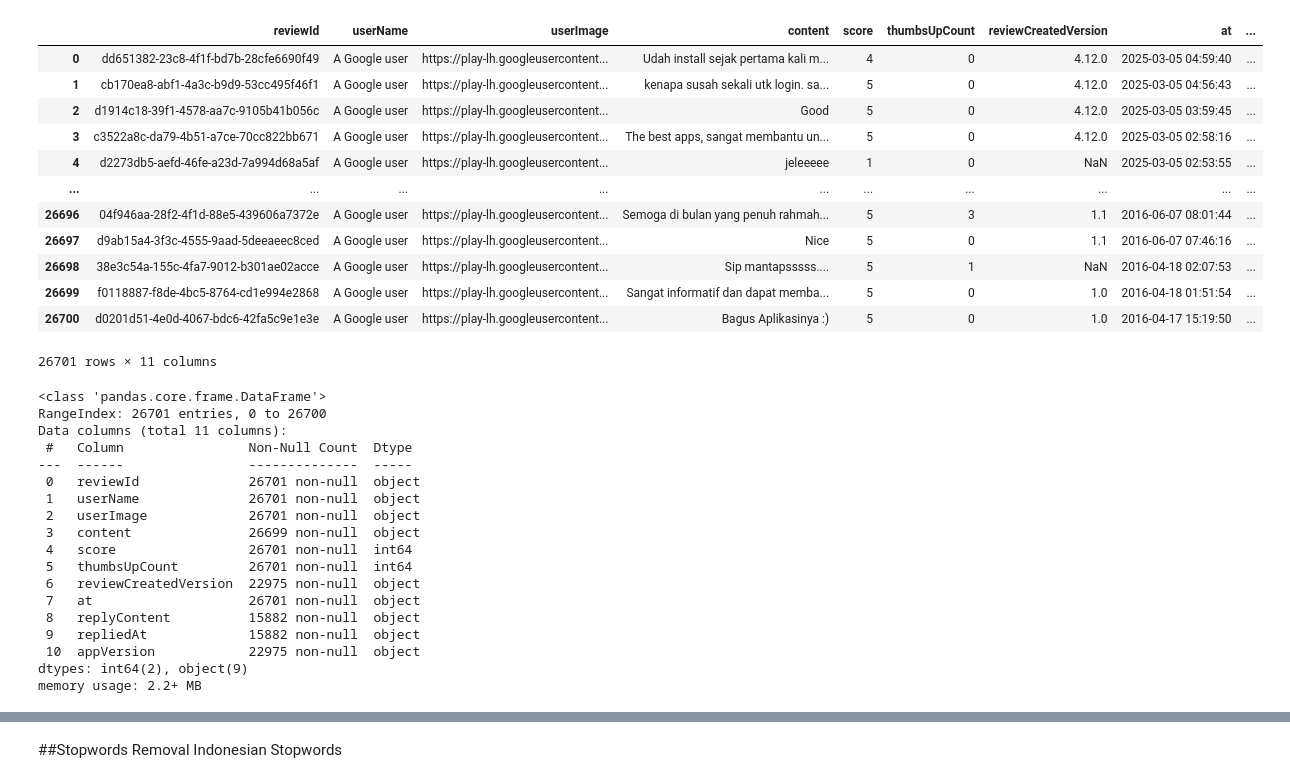
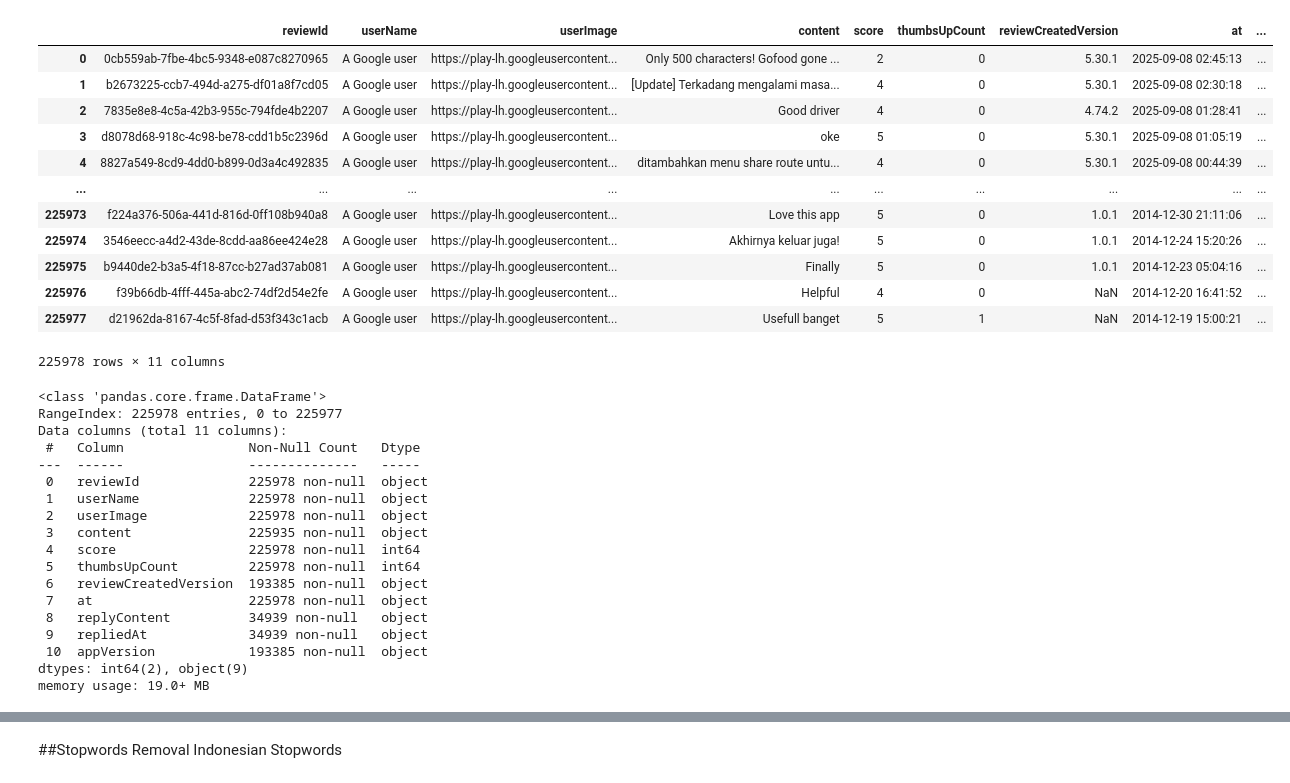
Before and after one commit to dinalarcode/PBA-GASAL-25-068, a Jupyter notebook: Week2_APPSREV_Gojek_Preprocessing.ipynb, the cells around one changed output, grey strips where cells are left out. Cells and saved outputs as stored; diff of their text form; code cells hidden in the pictures.

```diff
--- a/Week2_APPSREV_Gojek_Preprocessing.ipynb
+++ b/Week2_APPSREV_Gojek_Preprocessing.ipynb
@@ -85,41 +67,41 @@ User uploaded file "df_jknrev (1)" with length 12818672 bytes
 Successfully loaded CSV into df_jknrev
-# %%
-df_jknrev
-# %% [output]
-|  | reviewId | userName | userImage | content | score | thumbsUpCount | reviewCreatedVersion | at | ... |
-| 0 | dd651382-23c8-4f1f-bd7b-28cfe6690f49 | A Google user | https://play-lh.googleusercontent... | Udah install sejak pertama kali m... | 4 | 0 | 4.12.0 | 2025-03-05 04:59:40 | ... |
-| 1 | cb170ea8-abf1-4a3c-b9d9-53cc495f46f1 | A Google user | https://play-lh.googleusercontent... | kenapa susah sekali utk login. sa... | 5 | 0 | 4.12.0 | 2025-03-05 04:56:43 | ... |
-| 2 | d1914c18-39f1-4578-aa7c-9105b41b056c | A Google user | https://play-lh.googleusercontent... | Good | 5 | 0 | 4.12.0 | 2025-03-05 03:59:45 | ... |
-| 3 | c3522a8c-da79-4b51-a7ce-70cc822bb671 | A Google user | https://play-lh.googleusercontent... | The best apps, sangat membantu un... | 5 | 0 | 4.12.0 | 2025-03-05 02:58:16 | ... |
-| 4 | d2273db5-aefd-46fe-a23d-7a994d68a5af | A Google user | https://play-lh.googleusercontent... | jeleeeee | 1 | 0 | NaN | 2025-03-05 02:53:55 | ... |
-| ... | ... | ... | ... | ... | ... | ... | ... | ... | ... |
-| 26696 | 04f946aa-28f2-4f1d-88e5-439606a7372e | A Google user | https://play-lh.googleusercontent... | Semoga di bulan yang penuh rahmah... | 5 | 3 | 1.1 | 2016-06-07 08:01:44 | ... |
-| 26697 | d9ab15a4-3f3c-4555-9aad-5deeaeec8ced | A Google user | https://play-lh.googleusercontent... | Nice | 5 | 0 | 1.1 | 2016-06-07 07:46:16 | ... |
-| 26698 | 38e3c54a-155c-4fa7-9012-b301ae02acce | A Google user | https://play-lh.googleusercontent... | Sip mantapsssss.... | 5 | 1 | NaN | 2016-04-18 02:07:53 | ... |
-| 26699 | f0118887-f8de-4bc5-8764-cd1e994e2868 | A Google user | https://play-lh.googleusercontent... | Sangat informatif dan dapat memba... | 5 | 0 | 1.0 | 2016-04-18 01:51:54 | ... |
-| 26700 | d0201d51-4e0d-4067-bdc6-42fa5c9e1e3e | A Google user | https://play-lh.googleusercontent... | Bagus Aplikasinya :) | 5 | 0 | 1.0 | 2016-04-17 15:19:50 | ... |
-26701 rows × 11 columns
+# %%
+df_gjkrev
+# %% [output]
+|  | reviewId | userName | userImage | content | score | thumbsUpCount | reviewCreatedVersion | at | ... |
+| 0 | 0cb559ab-7fbe-4bc5-9348-e087c8270965 | A Google user | https://play-lh.googleusercontent... | Only 500 characters! Gofood gone ... | 2 | 0 | 5.30.1 | 2025-09-08 02:45:13 | ... |
+| 1 | b2673225-ccb7-494d-a275-df01a8f7cd05 | A Google user | https://play-lh.googleusercontent... | [Update] Terkadang mengalami masa... | 4 | 0 | 5.30.1 | 2025-09-08 02:30:18 | ... |
+| 2 | 7835e8e8-4c5a-42b3-955c-794fde4b2207 | A Google user | https://play-lh.googleusercontent... | Good driver | 4 | 0 | 4.74.2 | 2025-09-08 01:28:41 | ... |
+| 3 | d8078d68-918c-4c98-be78-cdd1b5c2396d | A Google user | https://play-lh.googleusercontent... | oke | 5 | 0 | 5.30.1 | 2025-09-08 01:05:19 | ... |
+| 4 | 8827a549-8cd9-4dd0-b899-0d3a4c492835 | A Google user | https://play-lh.googleusercontent... | ditambahkan menu share route untu... | 4 | 0 | 5.30.1 | 2025-09-08 00:44:39 | ... |
+| ... | ... | ... | ... | ... | ... | ... | ... | ... | ... |
+| 225973 | f224a376-506a-441d-816d-0ff108b940a8 | A Google user | https://play-lh.googleusercontent... | Love this app | 5 | 0 | 1.0.1 | 2014-12-30 21:11:06 | ... |
+| 225974 | 3546eecc-a4d2-43de-8cdd-aa86ee424e28 | A Google user | https://play-lh.googleusercontent... | Akhirnya keluar juga! | 5 | 0 | 1.0.1 | 2014-12-24 15:20:26 | ... |
+| 225975 | b9440de2-b3a5-4f18-87cc-b27ad37ab081 | A Google user | https://play-lh.googleusercontent... | Finally | 5 | 0 | 1.0.1 | 2014-12-23 05:04:16 | ... |
+| 225976 | f39b66db-4fff-445a-abc2-74df2d54e2fe | A Google user | https://play-lh.googleusercontent... | Helpful | 4 | 0 | NaN | 2014-12-20 16:41:52 | ... |
+| 225977 | d21962da-8167-4c5f-8fad-d53f343c1acb | A Google user | https://play-lh.googleusercontent... | Usefull banget | 5 | 1 | NaN | 2014-12-19 15:00:21 | ... |
+225978 rows × 11 columns
 # %%
-df_jknrev.info()
+df_gjkrev.info()
 # %% [output]
 <class 'pandas.core.frame.DataFrame'>
-RangeIndex: 26701 entries, 0 to 26700
+RangeIndex: 225978 entries, 0 to 225977
 Data columns (total 11 columns):
- #   Column                Non-Null Count  Dtype
----  ------                --------------  -----
- 0   reviewId              26701 non-null  object
- 1   userName              26701 non-null  object
- 2   userImage             26701 non-null  object
- 3   content               26699 non-null  object
- 4   score                 26701 non-null  int64
- 5   thumbsUpCount         26701 non-null  int64
- 6   reviewCreatedVersion  22975 non-null  object
- 7   at                    26701 non-null  object
- 8   replyContent          15882 non-null  object
- 9   repliedAt             15882 non-null  object
- 10  appVersion            22975 non-null  object
+ #   Column                Non-Null Count   Dtype
+---  ------                --------------   -----
+ 0   reviewId              225978 non-null  object
+ 1   userName              225978 non-null  object
+ 2   userImage             225978 non-null  object
+ 3   content               225935 non-null  object
+ 4   score                 225978 non-null  int64
+ 5   thumbsUpCount         225978 non-null  int64
+ 6   reviewCreatedVersion  193385 non-null  object
+ 7   at                    225978 non-null  object
+ 8   replyContent          34939 non-null   object
+ 9   repliedAt             34939 non-null   object
+ 10  appVersion            193385 non-null  object
 dtypes: int64(2), object(9)
-memory usage: 2.2+ MB
+memory usage: 19.0+ MB
 # %%
 import pandas as pd
 import nltk
```
Also changed, not shown: parts of 5 cells of this notebook.
